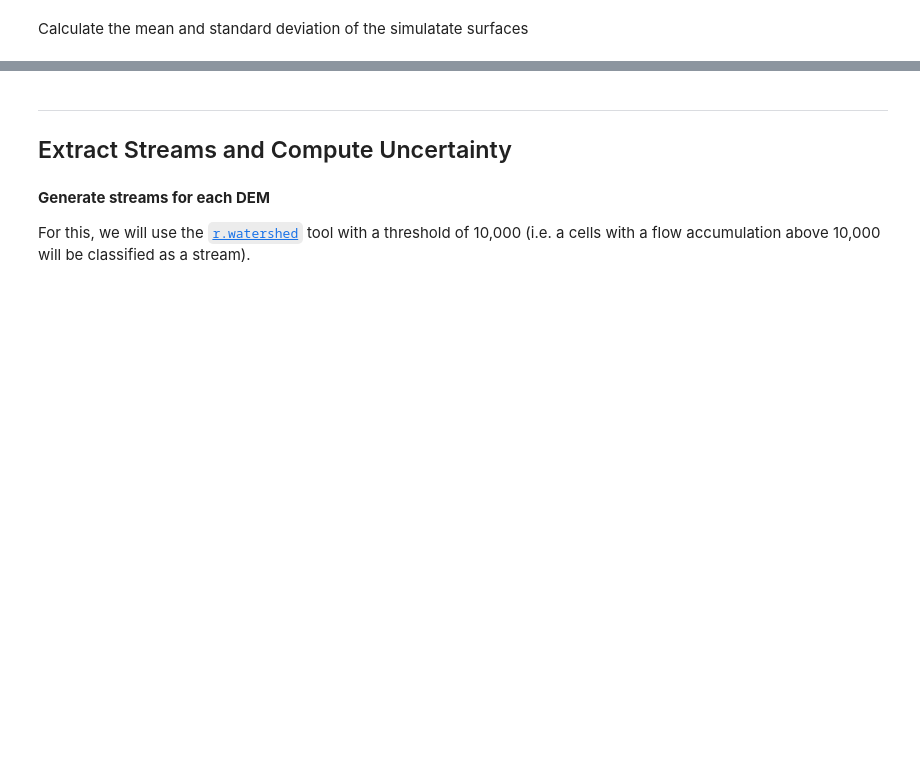
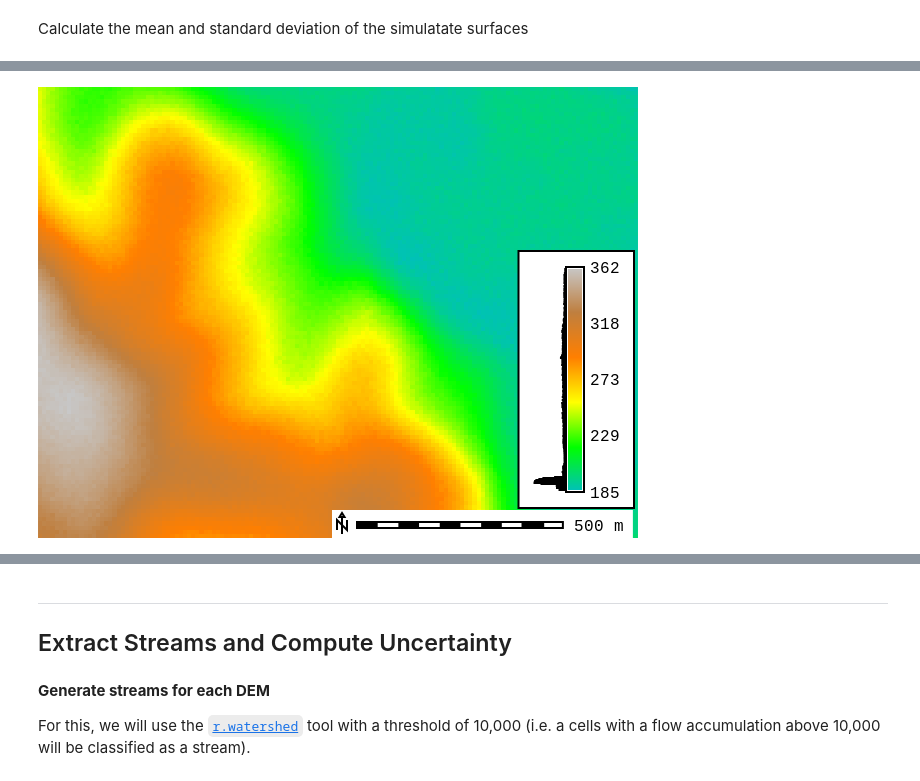
Before and after one commit to ncsu-geoforall-lab/geomorphometry2025_workshop, a Jupyter notebook: geomorphometry_2025_workshop.ipynb, the cells around one changed output, grey strips where cells are left out. Cells and saved outputs as stored; diff of their text form; code cells hidden in the pictures; blank space fills up the shorter version.

```diff
--- a/geomorphometry_2025_workshop.ipynb
+++ b/geomorphometry_2025_workshop.ipynb
@@ -206,3 +291,5 @@ m.show()
+# %%
+gs.run_command("r.colors", map="dem", color="elevation")
 # %% [markdown]
 Compute some other common DEM derivatives: shaded relief, slope and aspect.
 # %%
@@ -426,8 +634,11 @@ execGRASS("r.series", file="tmp_list_simulated.txt", output="simulated_std", met
 # %%
 m = gj.Map(use_region=True)
+gs.run_command("r.colors", map="simulated_mean", color="elevation")
 m.d_rast(map="simulated_mean")
-m.d_legend(raster="simulated_mean", flags="bds", at="9,35,72,77", fontsize=16)
-m.d_barscale(at="61,6", fontsize=16, flags="n")
+m.d_legend(raster="dem", flags="bds", font="Fira Sans:Regular", at="10,60,88,91", fontsize=16)
+m.d_barscale(at="49,6", fontsize=16, font="Fira Sans:Regular", flags="n")
 m.show()
+# %% [output]
+[figure, added]
 # %%
 m = gj.Map(use_region=True)
```
Also changed, not shown: parts of 44 cells of this notebook.
